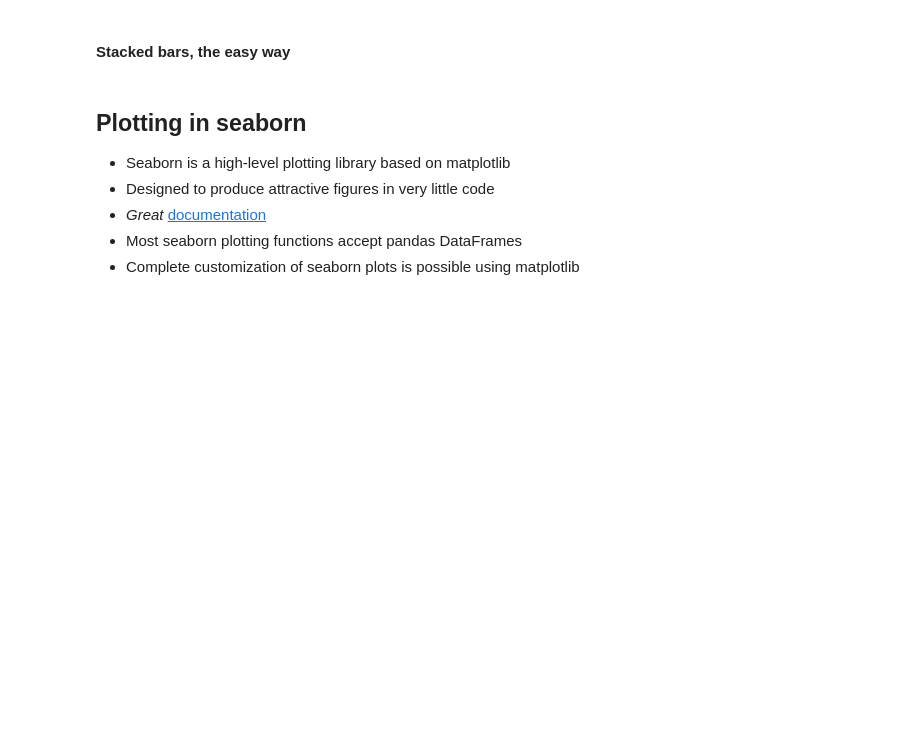
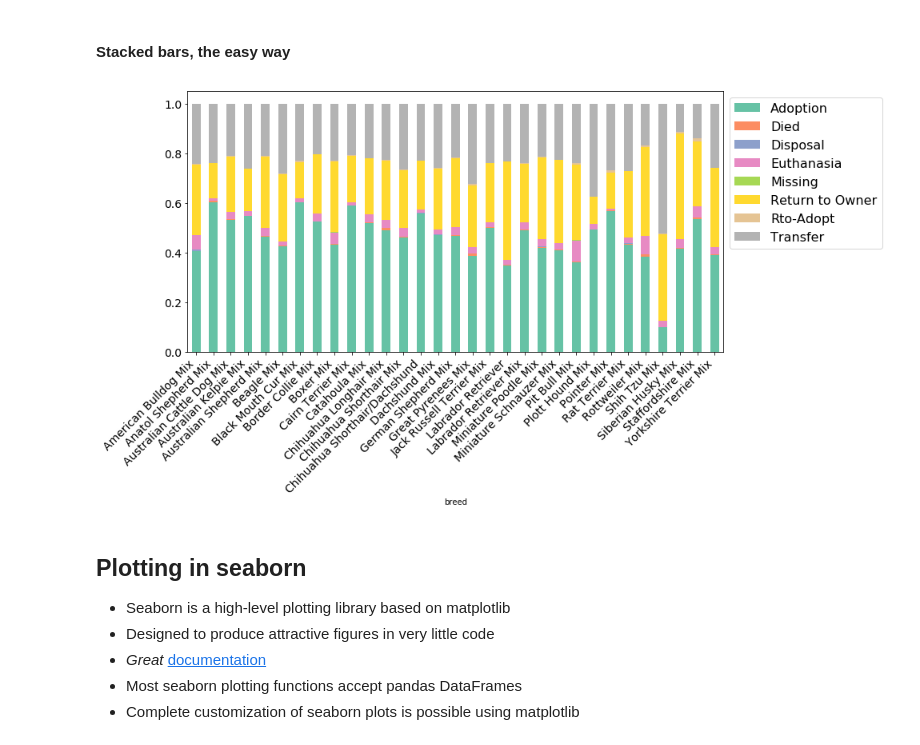
Before and after one commit to tyarkoni/SSI2018, a Jupyter notebook: notebooks/Day 3 - Exploring and analyzing data in Python.ipynb, the cells around one changed output. Cells and saved outputs as stored; diff of their text form; code cells hidden in the pictures; blank space fills up the shorter version.

```diff
--- a/notebooks/Day 3 - Exploring and analyzing data in Python.ipynb
+++ b/notebooks/Day 3 - Exploring and analyzing data in Python.ipynb
@@ -309,21 +432,25 @@ plt.gcf().set_size_inches((16, 16))
 # %%
 # Our normalized cross-tab from earlier, with only breeds that
 # have a minimum of 200 observations
 min200 = dogs.groupby('breed').filter(lambda x: len(x) >= 200)
 ct = pd.crosstab(min200['breed'], min200['outcome'], normalize='index')
 
 # The same result, with much less code
 ct.plot.bar(stacked=True, fontsize=14, color=colors)
 
-# # Add the legend outside the plot
+plt.xticks(rotation=45, ha='right')
+
+# # # Add the legend outside the plot
 plt.legend(bbox_to_anchor=(1, 1), fontsize=16)
 
-# # Resize everything
+# # # Resize everything
 plt.gcf().set_size_inches((12, 6))
 
-# # Ruh-roh! Ugly colors! Fortunately, we can manually pass in a list of
-# # colors to use via the colors argument to plot.bar(). We could reuse
-# # the color list we created earlier in seaborn, for example.
+# # # Ruh-roh! Ugly colors! Fortunately, we can manually pass in a list of
+# # # colors to use via the colors argument to plot.bar(). We could reuse
+# # # the color list we created earlier in seaborn, for example.
+# %% [output]
+[figure, added]
 # %% [markdown]
 ## Plotting in seaborn
 * Seaborn is a high-level plotting library based on matplotlib
```
Also changed, not shown: parts of 31 cells of this notebook, 1 other file.
